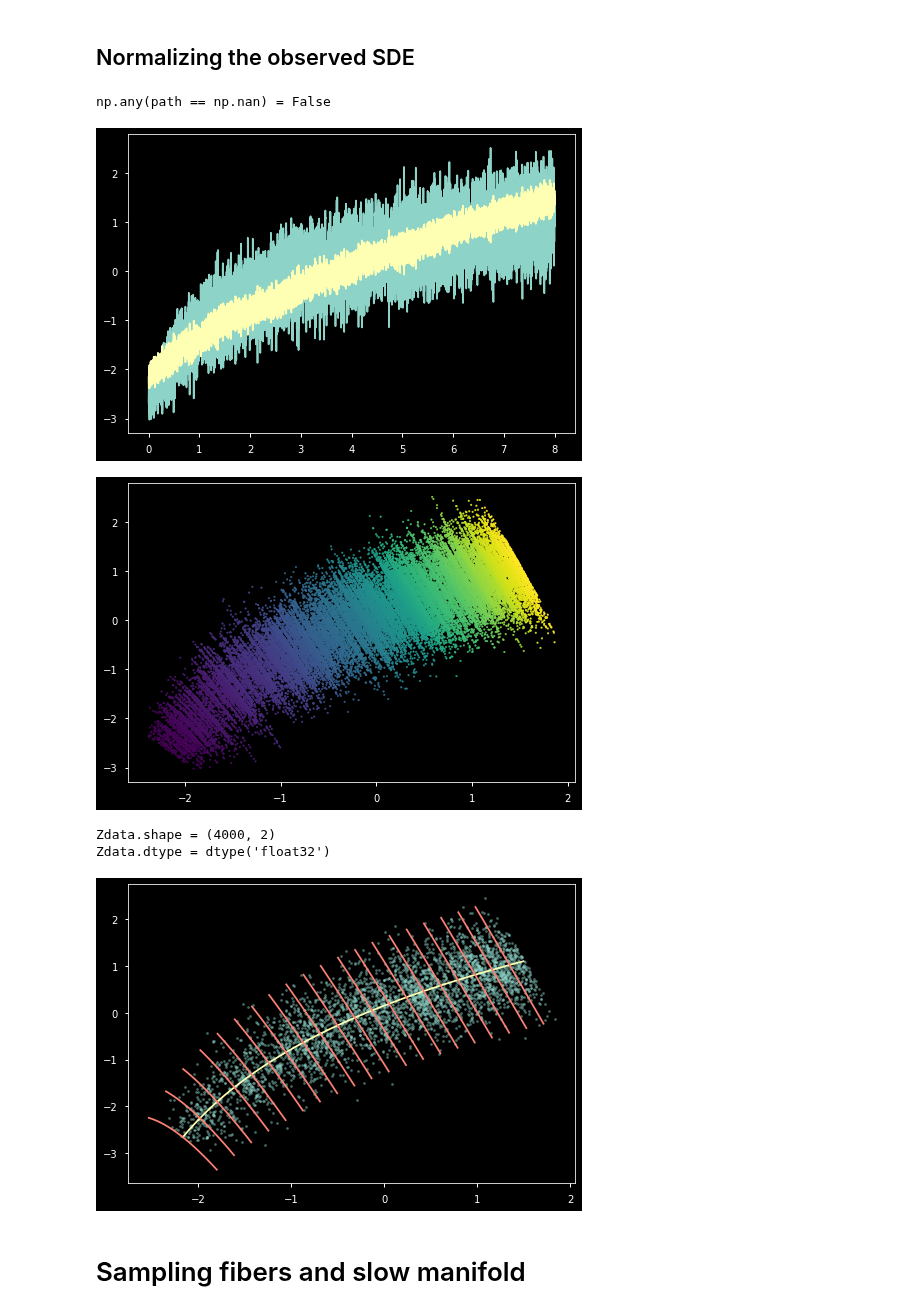
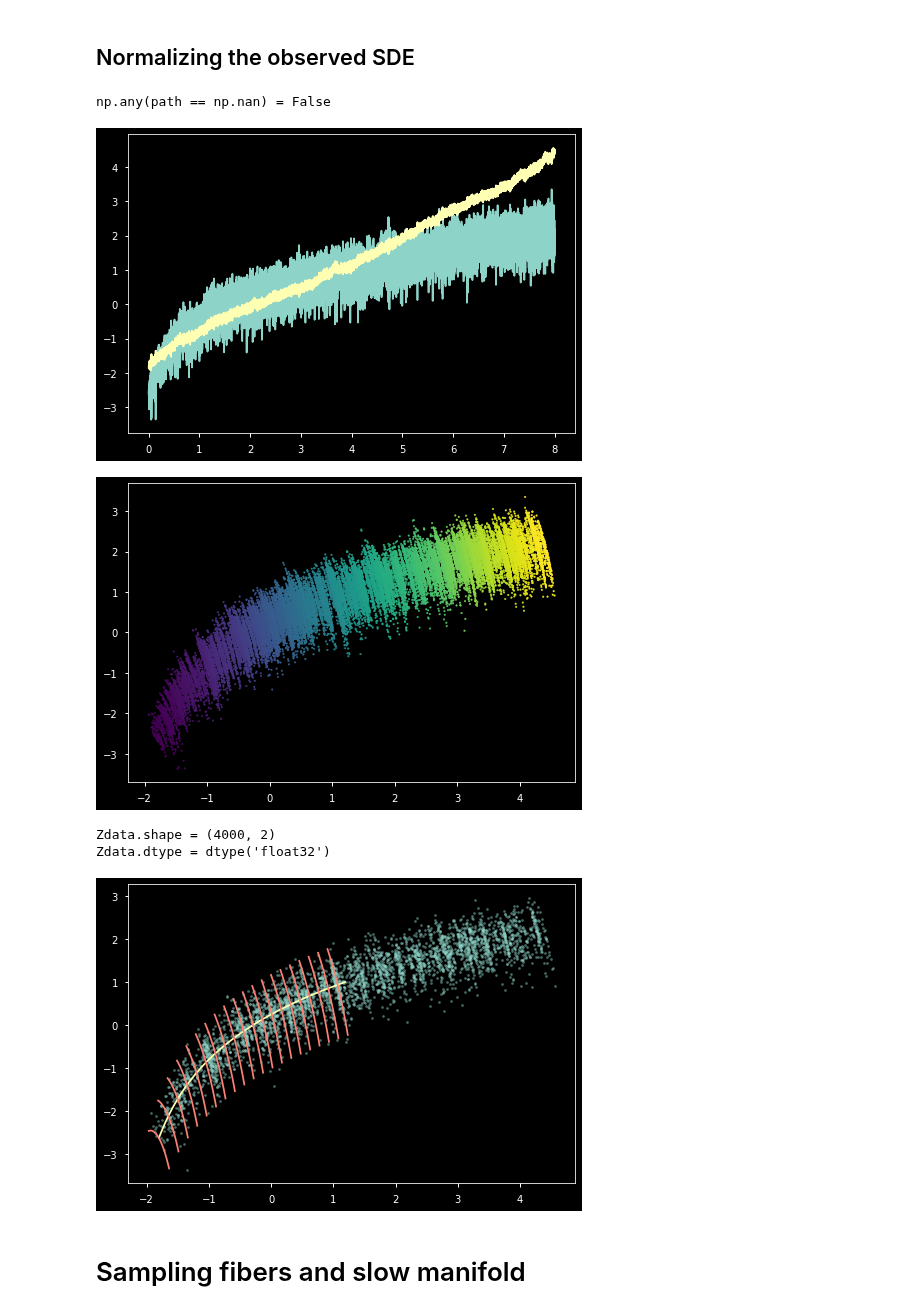
Before and after one commit to przemyslaw-zielinski/sf_nets, a Jupyter notebook: notebooks/test_2d.ipynb, the cells around one changed output. Saved outputs shown, nothing was run; the diff lists cells and outputs as text; code cells hidden in the pictures.

```diff
--- a/notebooks/test_2d.ipynb
+++ b/notebooks/test_2d.ipynb
@@ -101,8 +101,8 @@ for u0 in u[::5]:
 # helper functions
 f = lambda r: jnp.log(1 + r**2)
 # g = lambda r: r**3 / (1 + r**2)
-g = lambda r: r #jnp.sin(.9 * r)
-ginv = lambda s: s #2 * jnp.arcsin(s)
+g = lambda r: 4*jnp.log(r+4) #jnp.sin(.9 * r)
+ginv = lambda s: jnp.exp(s/4)-4 #2 * jnp.arcsin(s)
 # %%
 # transformation and its inverse
 F = lambda u, v: jnp.array([v, f(v) + g(u-v)])
@@ -129,7 +129,7 @@ plt.plot(*spine, c='C1');
 
 fibers = []
 for u0 in u[::5]:
-    v = np.linspace(u0-1.2, u0+1.2, 50)
+    v = np.linspace(u0-1.5, u0+1.5, 50)
     fibers.append(F(u0, v))
     plt.plot(*F(u0, v), color='C3')
 # %% [output]
@@ -144,7 +144,7 @@ Ftransform = spaths.SDETransform(fwdF, bwdF)
 Fsde_lin = Ftransform(sde_lin)
 Fens0 = fwdF(ens0.T).T
 # %%
-sol_Fsde = em.solve(Fsde_lin, Fens0, (0, 8), dt)
+sol_Fsde = em.solve(Fsde_lin, Fens0, (0, 4), dt)
 # %%
 times = sol_Fsde.t
 path = sol_Fsde.p[0]
@@ -234,11 +234,11 @@ plt.plot(times, path.T[1])
 plt.plot(times, path.T[0]);
 # %% [output]
 np.any(path == np.nan) = False
-[figure, old version]
+[figure, new version]
 # %%
 plt.scatter(*path.T, s=3, c=times);
 # %% [output]
-[figure, old version]
+[figure, new version]
 # %%
 Zdata = path[1::10].astype(np.float32)
 Zdata = rng.permutation(Zdata)  # results do not depend on time relation
@@ -250,17 +250,17 @@ Zdata.dtype = dtype('float32')
 # %%
 # plt.figure(figsize=(10,7))
 plt.scatter(*Zdata.T, alpha=.5, s=5);
-u = np.linspace(3, 15, 100)
+u = np.linspace(3, 25, 100)
 Zspine = fwdZ(F(u, u))
 plt.plot(*Zspine, c='C1');
 
 Zfibers = []
 for u0 in u[::5]:
     v = np.linspace(u0-1.2, u0+1.2, 50)
     Zfibers.append(fwdZ(F(u0, v)))
     plt.plot(*Zfibers[-1], color='C3')
 # %% [output]
-[figure, old version]
+[figure, new version]
 # %% [markdown]
 # Sampling fibers and slow manifold
 # %% [markdown]
```
Also changed, not shown: parts of 6 cells of this notebook.
